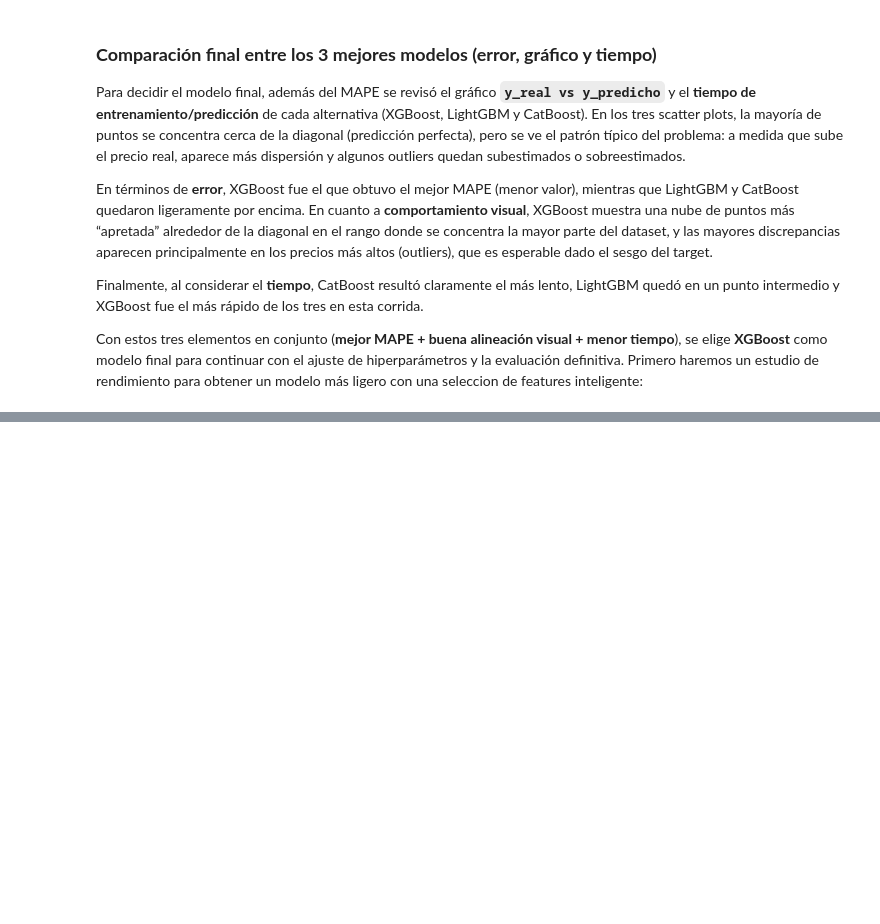
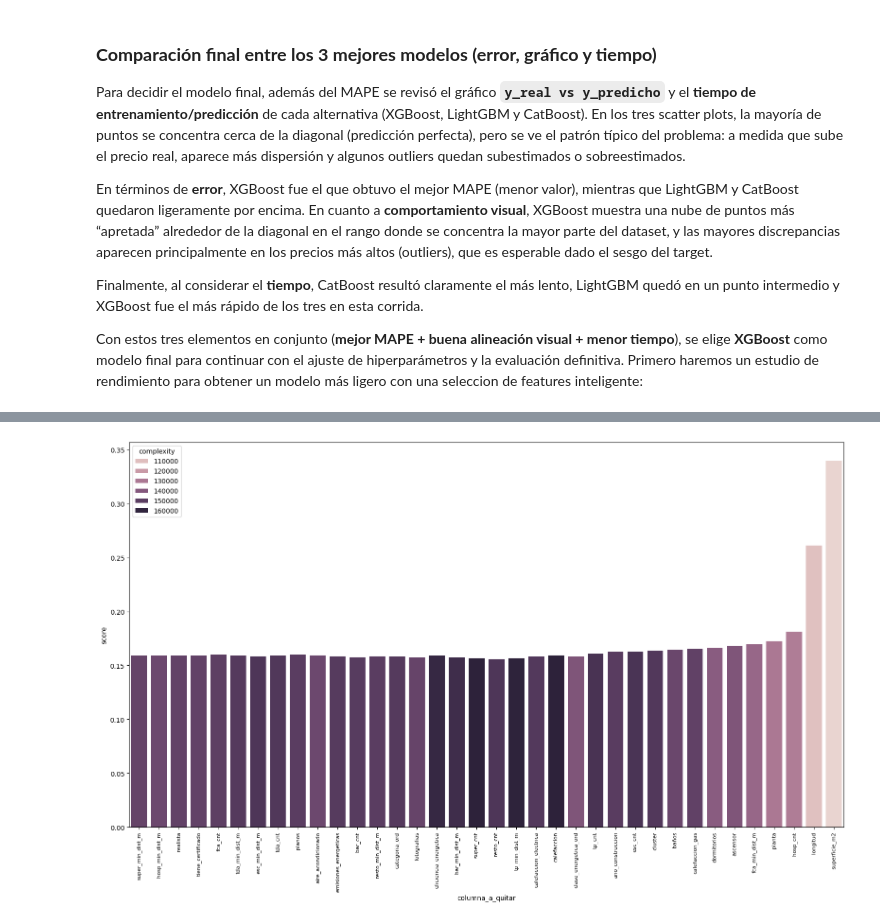
Before and after one commit to mrosm-dev/ML_Prediccion_Precio_Vivienda_Madrid, a Jupyter notebook: notebook copy.ipynb, the cells around one changed output, grey strips where cells are left out. Cells and saved outputs as stored; diff of their text form; code cells hidden in the pictures; blank space fills up the shorter version.

```diff
--- a/notebook copy.ipynb
+++ b/notebook copy.ipynb
@@ -1118,19 +1095,4 @@ En términos de **error**, XGBoost fue el que obtuvo el mejor MAPE (menor valor)
 Finalmente, al considerar el **tiempo**, CatBoost resultó claramente el más lento, LightGBM quedó en un punto intermedio y XGBoost fue el más rápido de los tres en esta corrida.
 
 Con estos tres elementos en conjunto (**mejor MAPE + buena alineación visual + menor tiempo**), se elige **XGBoost** como modelo final para continuar con el ajuste de hiperparámetros y la evaluación definitiva. Primero haremos un estudio de rendimiento para obtener un modelo más ligero con una seleccion de features inteligente:
-# %%
-xgb_base = XGBRegressor(random_state=42, objective='reg:absoluteerror', n_jobs=-1)
-pipe_xgb = Pipeline(steps=[('preprocess', preprocess), ('model', xgb_base)])
-
-pipe_xgb.set_params(**best_params_xgb)
-
-pipe_xgb_log = TransformedTargetRegressor(regressor=pipe_xgb, func=np.log1p, inverse_func=np.expm1)
-
-start = time()
-pipe_xgb_log.fit(X_train_limpio, y_train)
-train_time = [(time() - start)]
-
-score = [cross_val_score(pipe_xgb_log, X_train_limpio, y_train, cv=5, scoring="neg_mean_absolute_percentage_error", n_jobs=-1).mean()]
-
-pd.DataFrame({'score': score, 'time': train_time}).sort_values('score')
 # %%
@@ -1175,21 +1161,17 @@ resultados_funcion.T.reset_index().reset_index()
 # %%
 res = resultados_funcion.T.reset_index().reset_index()
 
 res['score'] = res['score'] * -1
-res['level_0'] = res['level_0'] + 1
-
-res = res.rename(columns={'level_0': 'n_columnas_quitadas'})
-
-# res['level_0_bin'] = pd.cut(res['level_0'], bins=3)
-
-# sns.barplot(res, x='n_columnas_quitadas', y='score', hue='time')
+res = res.rename(columns={'level_0': 'columna_a_quitar'})
 
 plt.figure(figsize=(16, 10))
-ax = sns.barplot(res, x='n_columnas_quitadas', y='score', hue='time')
+ax = sns.barplot(res, x='columna_a_quitar', y='score', hue='complexity')
 
 ax.set_xticks(range(len(res)))
 ax.set_xticklabels(res['index'], rotation=90)
 ax.tick_params(axis='x', labelsize=8)
 
 plt.tight_layout()
+# %% [output]
+[figure, added]
 # %%
```
Also changed, not shown: parts of 57 cells of this notebook, 20 other files.
